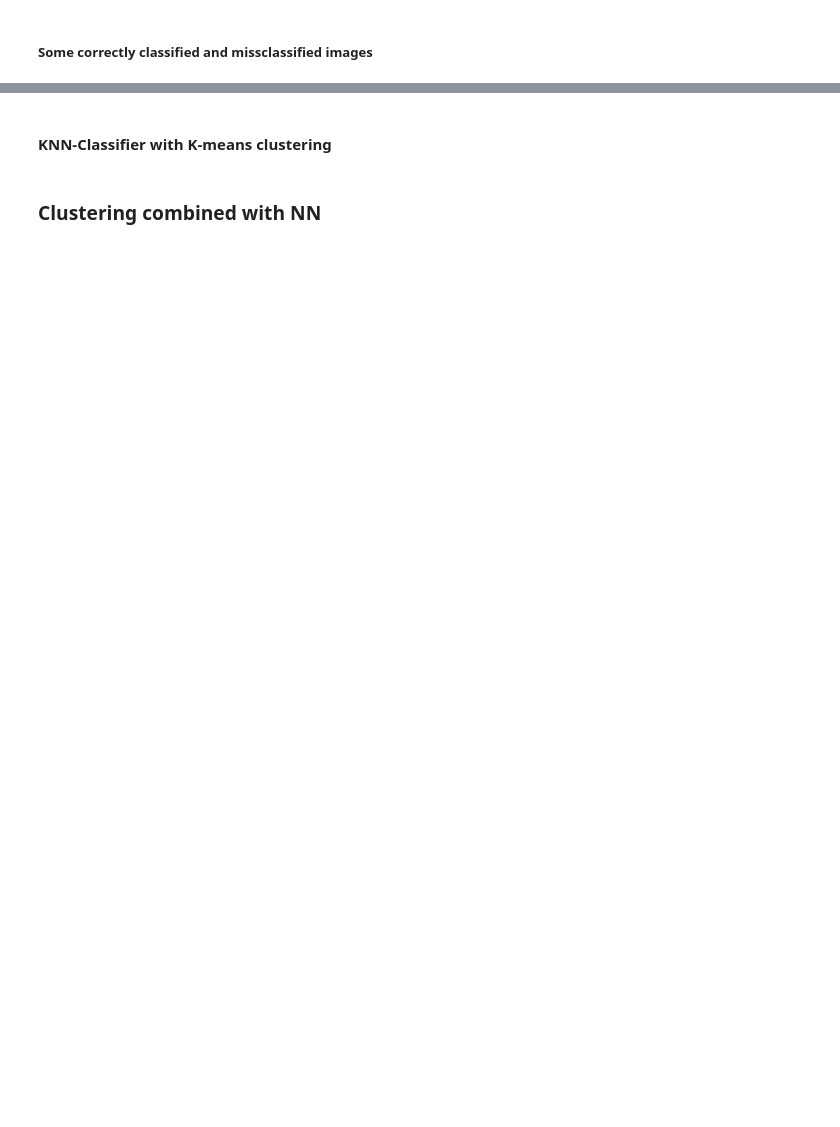
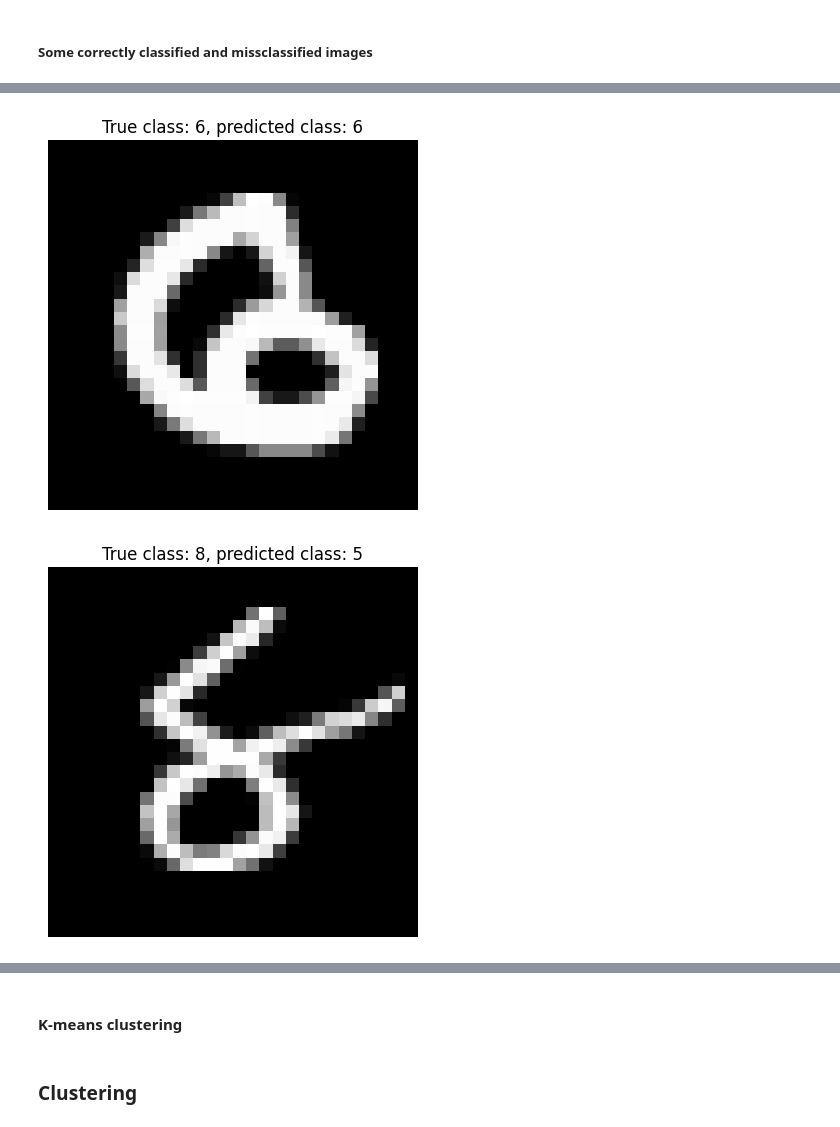
Before and after one commit to Martin-Ansteensen/TTT4275-Classification-project, a Jupyter notebook: Number_task/Numbers.ipynb, the cells around one changed output, grey strips where cells are left out. Drawn from its saved outputs; the diff is of its cells as text; code cells hidden in the pictures; blank space fills up the shorter version.

```diff
--- a/Number_task/Numbers.ipynb
+++ b/Number_task/Numbers.ipynb
@@ -125,0 +142,22 @@ for i in range(num_samples):
+# %%
+np.random.seed(20)
+num_samples = 2
+correctly_classified_idxs = np.where(nn_pred == testlab)[0]
+incorrectly_classified_idxs = np.where(nn_pred != testlab)[0]
+
+for i in range(num_samples):
+    random_correct_idx = np.random.choice(correctly_classified_idxs)
+    random_incorrect_idx = np.random.choice(incorrectly_classified_idxs)
+
+    plt.figure()
+    plt.imshow(testv[random_correct_idx].reshape((28, 28)), cmap='gray')
+    plt.title(f"True class: {testlab[random_correct_idx]}, predicted class: {nn_pred[random_correct_idx]}")
+    plt.axis("off")
+
+    plt.figure()
+    plt.imshow(testv[random_incorrect_idx].reshape((28, 28)), cmap='gray')
+    plt.title(f"True class: {testlab[random_incorrect_idx]}, predicted class: {nn_pred[random_incorrect_idx]}")
+    plt.axis("off")
+# %% [output]
+[figure, added]
+[figure, added]
@@ -126,3 +166,3 @@ for i in range(num_samples):
 # %% [markdown]
-#### KNN-Classifier with K-means clustering
+#### K-means clustering
 # %%
@@ -155,5 +271,5 @@ def k_means(data, k, max_iterations):
 # %% [markdown]
-### Clustering combined with NN
+### Clustering
 # %%
 # Sort labeled data by class
 trainv_by_class = []
```
Also changed, not shown: parts of 29 cells of this notebook, 2 other files.
